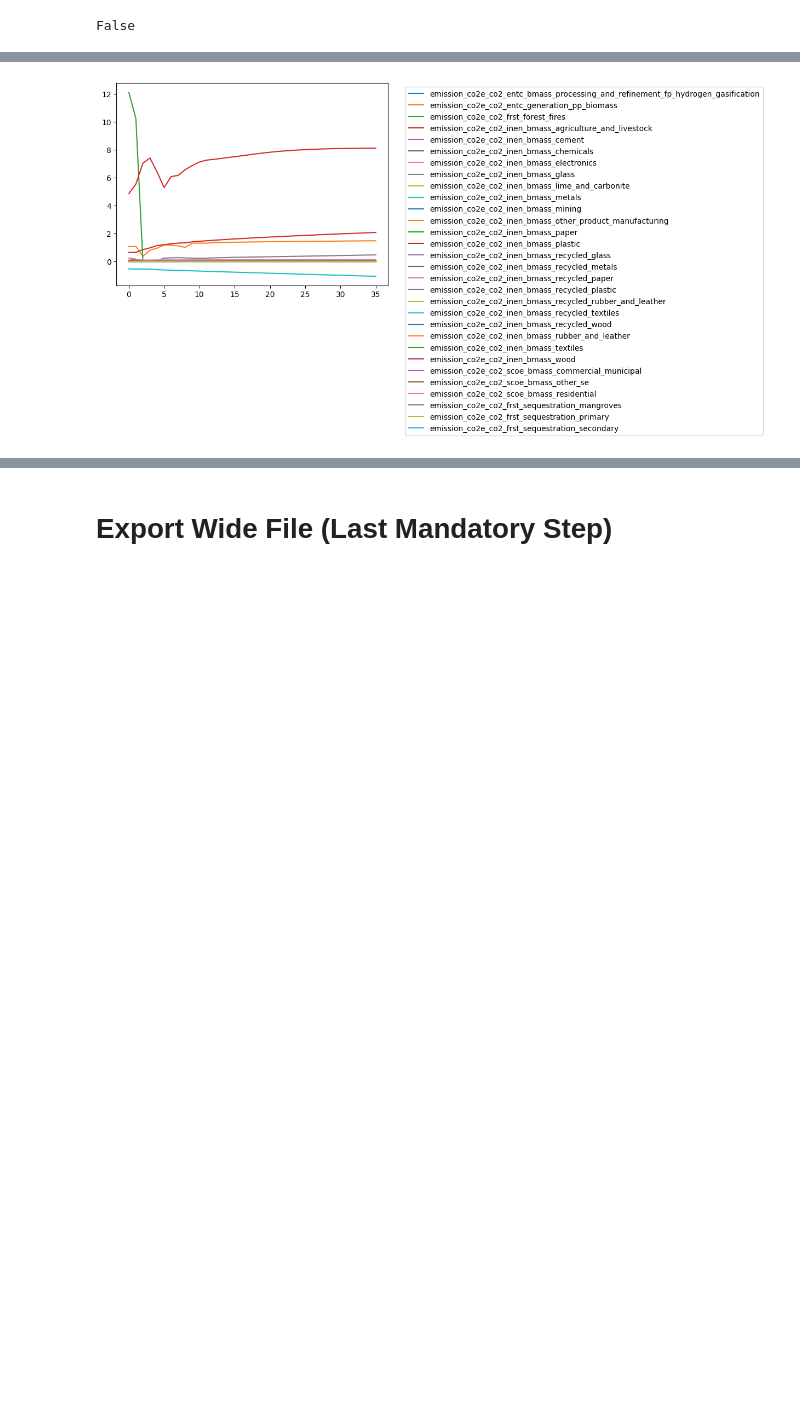
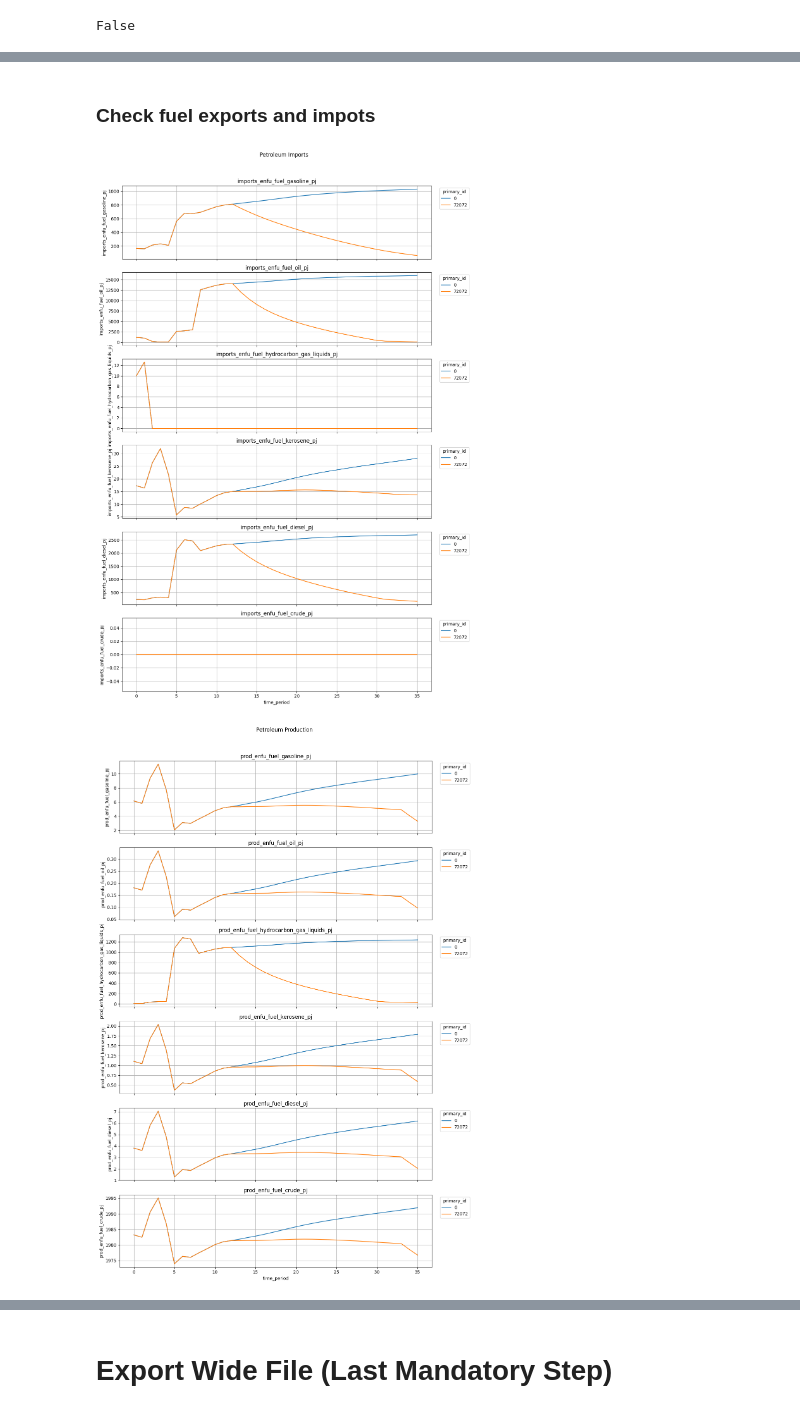
Before and after one commit to sisepuede-framework/ssp_libya, a Jupyter notebook: ssp_modeling/notebooks/libya_manager_wb.ipynb, the cells around one changed output, grey strips where cells are left out. Saved outputs shown, nothing was run; the diff lists cells and outputs as text; code cells hidden in the pictures; blank space fills up the shorter version.

Commit message:
update runs with crude fix

```diff
--- a/ssp_modeling/notebooks/libya_manager_wb.ipynb
+++ b/ssp_modeling/notebooks/libya_manager_wb.ipynb
@@ -665,6 +602,73 @@ plt.show()
-# %%
-plt.plot(df_base[frst_emissions_cols])
-plt.legend(frst_emissions_cols, bbox_to_anchor=(1.05, 1), loc='upper left')
-plt.show()
-# %% [output]
-[figure, removed]
+# %% [markdown]
+### Check fuel exports and impots
+# %%
+# Define the variable lists (if not already defined)
+imports_petroleum_vars = [
+    "imports_enfu_fuel_gasoline_pj",
+    "imports_enfu_fuel_oil_pj",
+    "imports_enfu_fuel_hydrocarbon_gas_liquids_pj",
+    "imports_enfu_fuel_kerosene_pj",
+    "imports_enfu_fuel_diesel_pj",
+    "imports_enfu_fuel_crude_pj"
+]
+
+production_petroleum_vars = [
+    "prod_enfu_fuel_gasoline_pj",
+    "prod_enfu_fuel_oil_pj",
+    "prod_enfu_fuel_hydrocarbon_gas_liquids_pj",
+    "prod_enfu_fuel_kerosene_pj",
+    "prod_enfu_fuel_diesel_pj",
+    "prod_enfu_fuel_crude_pj"
+]
+
+energy_demand_petroleum_vars = [
+    "energy_demand_enfu_total_fuel_gasoline",
+    "energy_demand_enfu_total_fuel_oil",
+    "energy_demand_enfu_total_fuel_hydrocarbon_gas_liquids",
+    "energy_demand_enfu_total_fuel_kerosene",
+    "energy_demand_enfu_total_fuel_diesel",
+    "energy_demand_enfu_total_fuel_crude"
+]
+
+def _plot_list_with_subplots(df, var_list, fig_title):
+    # keep only existing columns
+    vars_present = [v for v in var_list if v in df.columns]
+    missing = [v for v in var_list if v not in df.columns]
+    if missing:
+        print(f"Warning: these variables are missing and will be skipped: {missing}")
+    if not vars_present:
+        print(f"No variables to plot for '{fig_title}'.")
+        return
+
+    n = len(vars_present)
+    fig, axes = plt.subplots(nrows=n, figsize=(12, 3 * n), sharex=True)
+    if n == 1:
+        axes = [axes]
+
+    for ax, var in zip(axes, vars_present):
+        # pivot so each primary (if multiple) is plotted as a separate line
+        if 'time_period' in df.columns:
+            pivot = df.pivot_table(index='time_period', columns=ssp.key_primary, values=var)
+            if pivot.shape[1] > 0:
+                pivot.plot(ax=ax)
+            else:
+                df[var].plot(ax=ax)
+        else:
+            df[var].plot(ax=ax)
+
+        ax.set_ylabel(var)
+        ax.set_title(var)
+        ax.grid(True)
+        ax.legend(title=ssp.key_primary, bbox_to_anchor=(1.02, 1), loc='upper left')
+
+    fig.suptitle(fig_title)
+    plt.tight_layout(rect=[0, 0, 1, 0.96])
+    plt.show()
+
+# Plot each list in a separate figure with subplots
+_plot_list_with_subplots(df_out, imports_petroleum_vars, "Petroleum Imports")
+_plot_list_with_subplots(df_out, production_petroleum_vars, "Petroleum Production")
+_plot_list_with_subplots(df_out, energy_demand_petroleum_vars, "Petroleum Energy Demand")
+# %% [output]
+[figure, added]
+[figure, added]
```
Also changed, not shown: parts of 22 cells of this notebook, 1 other file.
